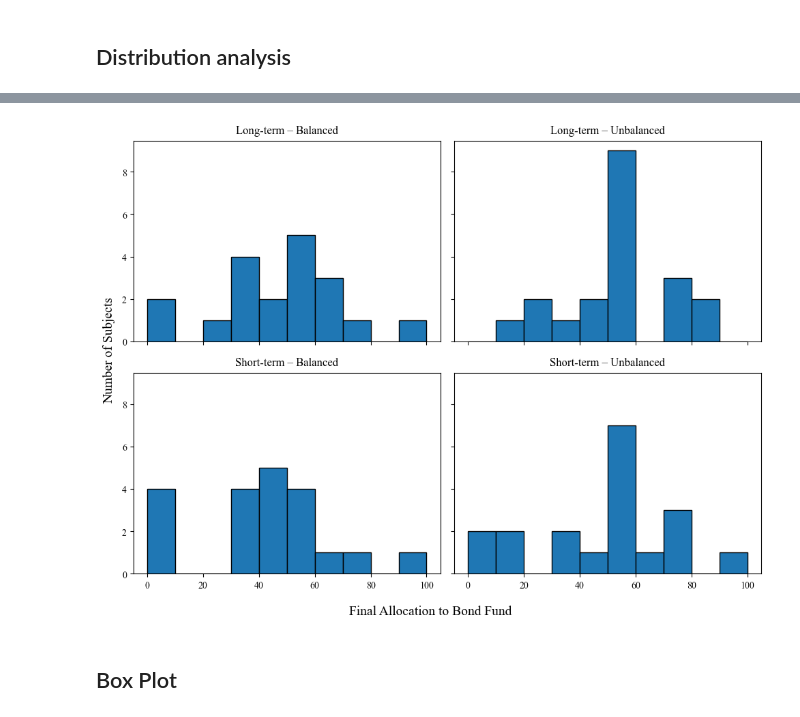
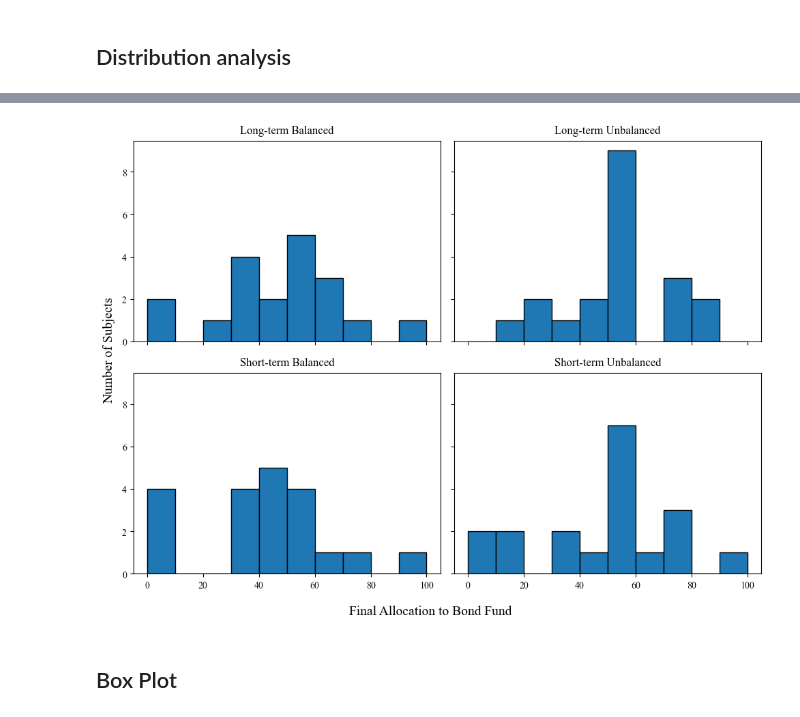
Before and after one commit to FeKapp/bachelorthesis-data-analysis, a Jupyter notebook: anova_analysis.ipynb, the cells around one changed output, grey strips where cells are left out. Cells and saved outputs as stored; diff of their text form; code cells hidden in the pictures.

```diff
--- a/anova_analysis.ipynb
+++ b/anova_analysis.ipynb
@@ -43,12 +43,3 @@ summary
 | 3 | short-term | unbalanced | 19 | 45.157895 | 25.364593 | 5.819037 |
 # %% [markdown]
 ## Distribution analysis
-# %%
-for (p1, p2), group in df.groupby(['evaluation_horizon', 'model_condition']):
-    plt.figure()
-    plt.hist(group['allocation_fund_a'], bins='auto')
-    plt.xlabel('Allocation to Fund A')
-    plt.ylabel('Count')
-    plt.title(f'Histogram: {p1}-{p2}')
-    plt.tight_layout()
-    plt.show()
@@ -60,24 +45,0 @@ for (p1, p2), group in df.groupby(['evaluation_horizon', 'model_condition']):
-# %%
-import matplotlib.pyplot as plt
-
-# determine grid size (here we assume exactly 4 combos)
-n_rows, n_cols = 2, 2
-
-# create a figure with a 2x2 grid of subplots
-fig, axes = plt.subplots(n_rows, n_cols, figsize=(10, 8), sharex=True, sharey=True)
-
-# flatten the axes array so we can iterate
-axes = axes.flatten()
-
-# loop over each condition and its corresponding Axes
-for ax, ((horizon, condition), group) in zip(axes,
-                                             df.groupby(['evaluation_horizon', 'model_condition'])):
-    ax.hist(group['allocation_fund_a'], bins='auto', alpha=0.7)
-    ax.set_title(f'{horizon} – {condition}')
-    ax.set_xlabel('Allocation to Fund A')
-    ax.set_ylabel('Count')
-
-# overall title and layout cleanup
-fig.suptitle('Allocation to Fund A by Horizon & Model Condition', fontsize=16)
-fig.tight_layout(rect=[0, 0, 1, 0.96])
-plt.show()
@@ -86,44 +46,32 @@ plt.show()
 # %%
 import numpy as np
 import matplotlib.pyplot as plt
 
-# ——— set global font to Times New Roman ———
 plt.rcParams['font.family'] = 'serif'
 plt.rcParams['font.serif'] = ['Times New Roman']
-# optional: make math text use it too
 plt.rcParams['mathtext.default'] = 'regular'
 
-# 1) Shared bins across all histograms
 all_vals = df['allocation_fund_a'].values
 bins = np.histogram_bin_edges(all_vals, bins='auto')
 
-# 2) Create 2×2 grid with shared axes
 fig, axes = plt.subplots(2, 2, figsize=(10, 8), sharex=True, sharey=True)
 axes = axes.flatten()
 
-# 3) Loop through each group and its Axes
 for ax, ((horizon, condition), group) in zip(axes,
                                              df.groupby(['evaluation_horizon',
                                                          'model_condition'])):
     ax.hist(group['allocation_fund_a'], bins=bins, edgecolor='black')
     # Title now includes both pieces, capitalized
     ax.set_title(f"{horizon.capitalize()} {condition.capitalize()}",
                  pad=8, fontsize=12)
 
-# 4) Remove individual axis labels
-for ax in axes:
-    ax.set_xlabel('')
-    ax.set_ylabel('')
-
-# 5) Add one global x- and y-label (requires Matplotlib ≥3.4)
 fig.supxlabel("Final Allocation to Bond Fund", fontsize=14)
 fig.supylabel("Number of Subjects", fontsize=14)
 
-# 6) Tidy up layout
 fig.tight_layout(rect=[0, 0, 1, 0.93])
 plt.show()
 # %% [output]
-[figure, old version]
+[figure, new version]
 # %% [markdown]
 ## Box Plot
 # %%
```
Also changed, not shown: parts of 7 cells of this notebook, 15 other files.
